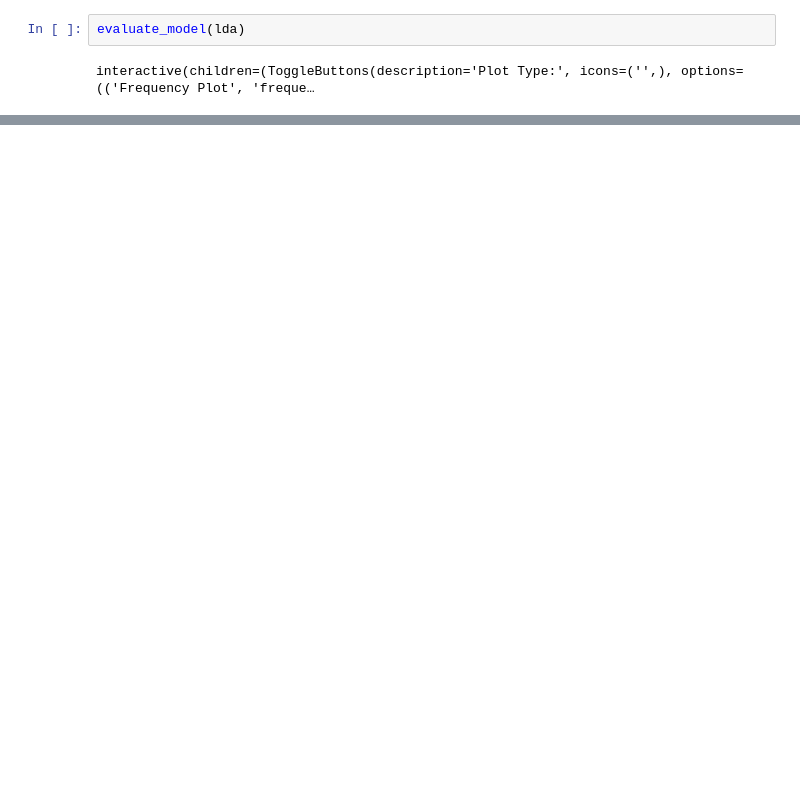
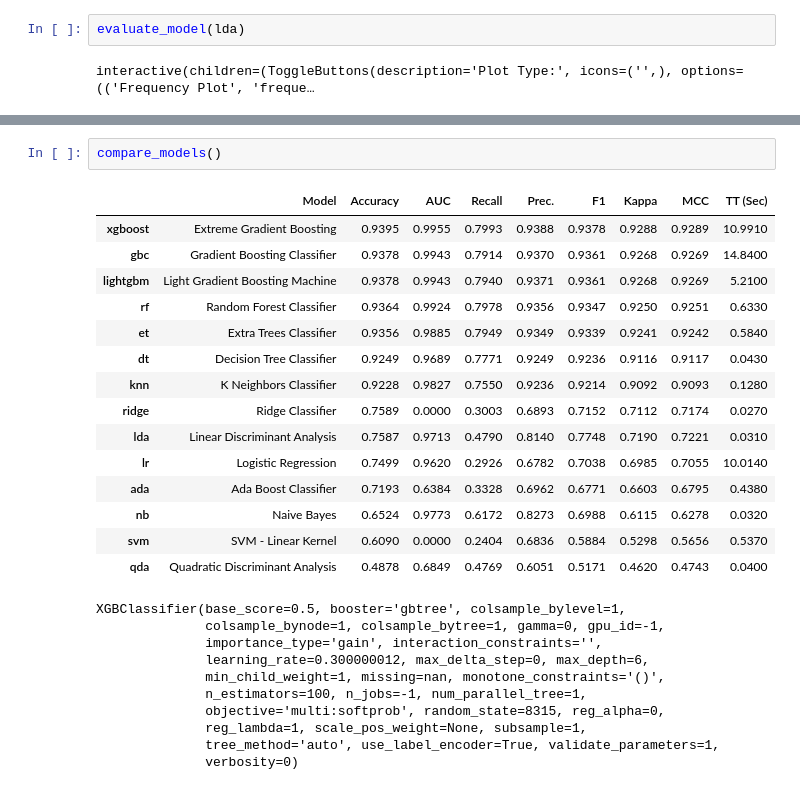
Before and after one commit to montgoz007/bugs-caret, a Jupyter notebook: pathway_classify.ipynb, the cells around one changed output, grey strips where cells are left out. Saved outputs shown, nothing was run; the diff lists cells and outputs as text; blank space fills up the shorter version.

```diff
--- a/pathway_classify.ipynb
+++ b/pathway_classify.ipynb
@@ -547,0 +431,28 @@ Best Model: Latent Dirichlet Allocation | # Topics: 200 | R2 : 0.6064
+# %%
+compare_models()
+# %% [output]
+|  | Model | Accuracy | AUC | Recall | Prec. | F1 | Kappa | MCC | TT (Sec) |
+| xgboost | Extreme Gradient Boosting | 0.9395 | 0.9955 | 0.7993 | 0.9388 | 0.9378 | 0.9288 | 0.9289 | 10.9910 |
+| gbc | Gradient Boosting Classifier | 0.9378 | 0.9943 | 0.7914 | 0.9370 | 0.9361 | 0.9268 | 0.9269 | 14.8400 |
+| lightgbm | Light Gradient Boosting Machine | 0.9378 | 0.9943 | 0.7940 | 0.9371 | 0.9361 | 0.9268 | 0.9269 | 5.2100 |
+| rf | Random Forest Classifier | 0.9364 | 0.9924 | 0.7978 | 0.9356 | 0.9347 | 0.9250 | 0.9251 | 0.6330 |
+| et | Extra Trees Classifier | 0.9356 | 0.9885 | 0.7949 | 0.9349 | 0.9339 | 0.9241 | 0.9242 | 0.5840 |
+| dt | Decision Tree Classifier | 0.9249 | 0.9689 | 0.7771 | 0.9249 | 0.9236 | 0.9116 | 0.9117 | 0.0430 |
+| knn | K Neighbors Classifier | 0.9228 | 0.9827 | 0.7550 | 0.9236 | 0.9214 | 0.9092 | 0.9093 | 0.1280 |
+| ridge | Ridge Classifier | 0.7589 | 0.0000 | 0.3003 | 0.6893 | 0.7152 | 0.7112 | 0.7174 | 0.0270 |
+| lda | Linear Discriminant Analysis | 0.7587 | 0.9713 | 0.4790 | 0.8140 | 0.7748 | 0.7190 | 0.7221 | 0.0310 |
+| lr | Logistic Regression | 0.7499 | 0.9620 | 0.2926 | 0.6782 | 0.7038 | 0.6985 | 0.7055 | 10.0140 |
+| ada | Ada Boost Classifier | 0.7193 | 0.6384 | 0.3328 | 0.6962 | 0.6771 | 0.6603 | 0.6795 | 0.4380 |
+| nb | Naive Bayes | 0.6524 | 0.9773 | 0.6172 | 0.8273 | 0.6988 | 0.6115 | 0.6278 | 0.0320 |
+| svm | SVM - Linear Kernel | 0.6090 | 0.0000 | 0.2404 | 0.6836 | 0.5884 | 0.5298 | 0.5656 | 0.5370 |
+| qda | Quadratic Discriminant Analysis | 0.4878 | 0.6849 | 0.4769 | 0.6051 | 0.5171 | 0.4620 | 0.4743 | 0.0400 |
+XGBClassifier(base_score=0.5, booster='gbtree', colsample_bylevel=1,
+              colsample_bynode=1, colsample_bytree=1, gamma=0, gpu_id=-1,
+              importance_type='gain', interaction_constraints='',
+              learning_rate=0.300000012, max_delta_step=0, max_depth=6,
+              min_child_weight=1, missing=nan, monotone_constraints='()',
+              n_estimators=100, n_jobs=-1, num_parallel_tree=1,
+              objective='multi:softprob', random_state=8315, reg_alpha=0,
+              reg_lambda=1, scale_pos_weight=None, subsample=1,
+              tree_method='auto', use_label_encoder=True, validate_parameters=1,
+              verbosity=0)
```
Also changed, not shown: parts of 28 cells of this notebook, 2 other files.
